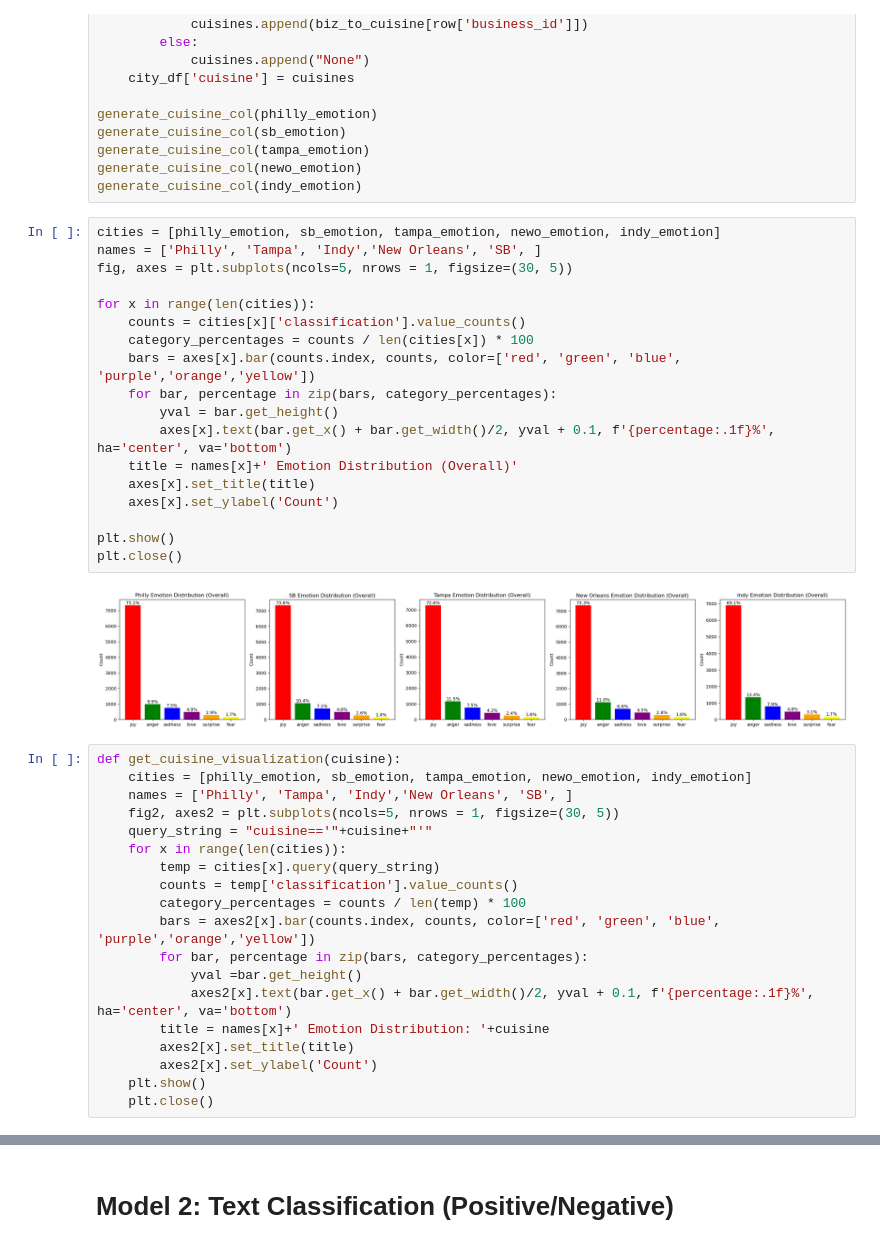
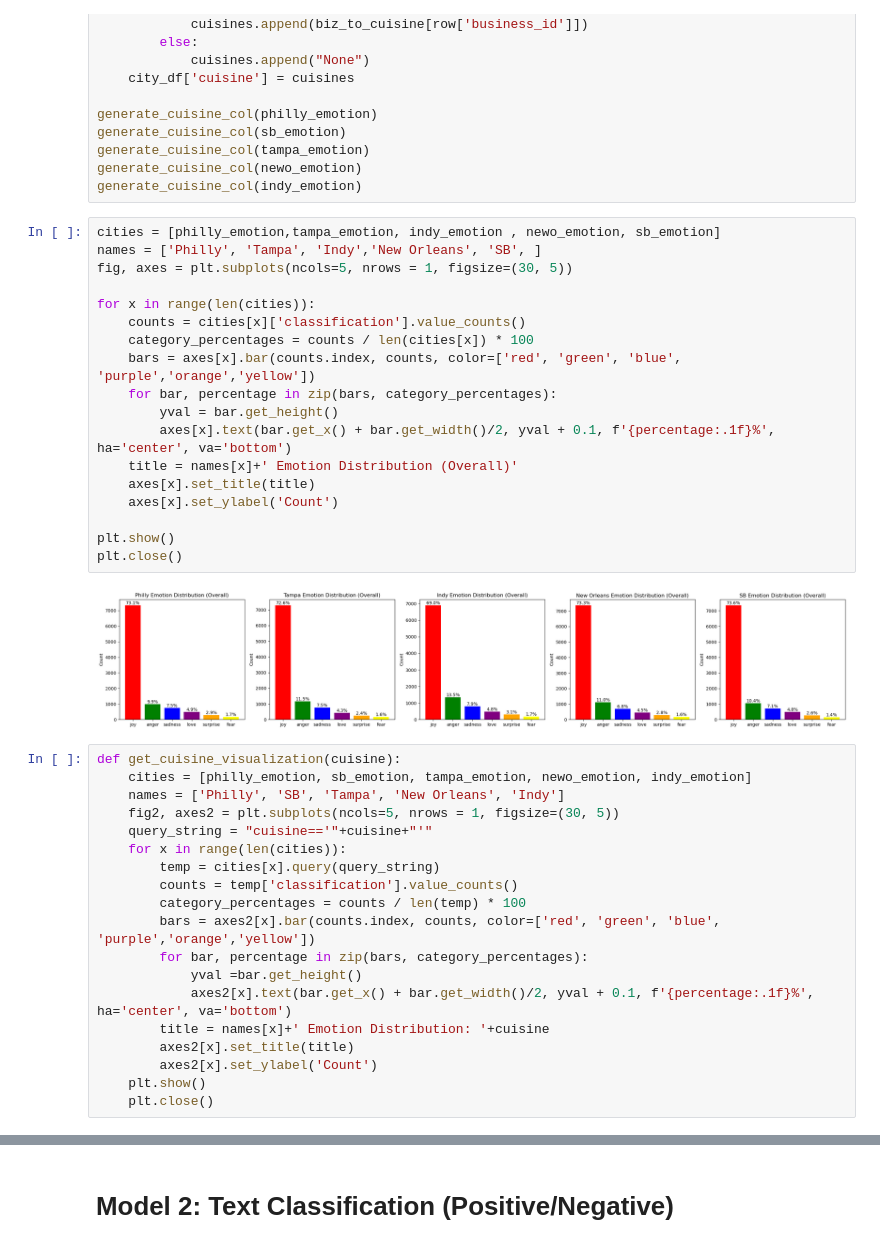
Before and after one commit to ptong2556/RestaurantReviewAnalyzer, a Jupyter notebook: CityDiversity/sentiment_visualizations.ipynb, the cells around one changed output, grey strips where cells are left out. Drawn from its saved outputs; the diff is of its cells as text.

```diff
--- a/CityDiversity/sentiment_visualizations.ipynb
+++ b/CityDiversity/sentiment_visualizations.ipynb
@@ -96,29 +96,29 @@ generate_cuisine_col(tampa_emotion)
 generate_cuisine_col(newo_emotion)
 generate_cuisine_col(indy_emotion)
 # %%
-cities = [philly_emotion, sb_emotion, tampa_emotion, newo_emotion, indy_emotion]
+cities = [philly_emotion,tampa_emotion, indy_emotion , newo_emotion, sb_emotion]
 names = ['Philly', 'Tampa', 'Indy','New Orleans', 'SB', ]
 fig, axes = plt.subplots(ncols=5, nrows = 1, figsize=(30, 5))
 
 for x in range(len(cities)):
     counts = cities[x]['classification'].value_counts()
     category_percentages = counts / len(cities[x]) * 100
     bars = axes[x].bar(counts.index, counts, color=['red', 'green', 'blue', 'purple','orange','yellow'])
     for bar, percentage in zip(bars, category_percentages):
         yval = bar.get_height()
         axes[x].text(bar.get_x() + bar.get_width()/2, yval + 0.1, f'{percentage:.1f}%', ha='center', va='bottom')
     title = names[x]+' Emotion Distribution (Overall)'
     axes[x].set_title(title)
     axes[x].set_ylabel('Count')
 
 plt.show()
 plt.close()
 # %% [output]
-[figure, old version]
+[figure, new version]
 # %%
 def get_cuisine_visualization(cuisine):
     cities = [philly_emotion, sb_emotion, tampa_emotion, newo_emotion, indy_emotion]
-    names = ['Philly', 'Tampa', 'Indy','New Orleans', 'SB', ]
+    names = ['Philly', 'SB', 'Tampa', 'New Orleans', 'Indy']
     fig2, axes2 = plt.subplots(ncols=5, nrows = 1, figsize=(30, 5))
     query_string = "cuisine=='"+cuisine+"'"
     for x in range(len(cities)):
```
Also changed, not shown: parts of 3 cells of this notebook.
